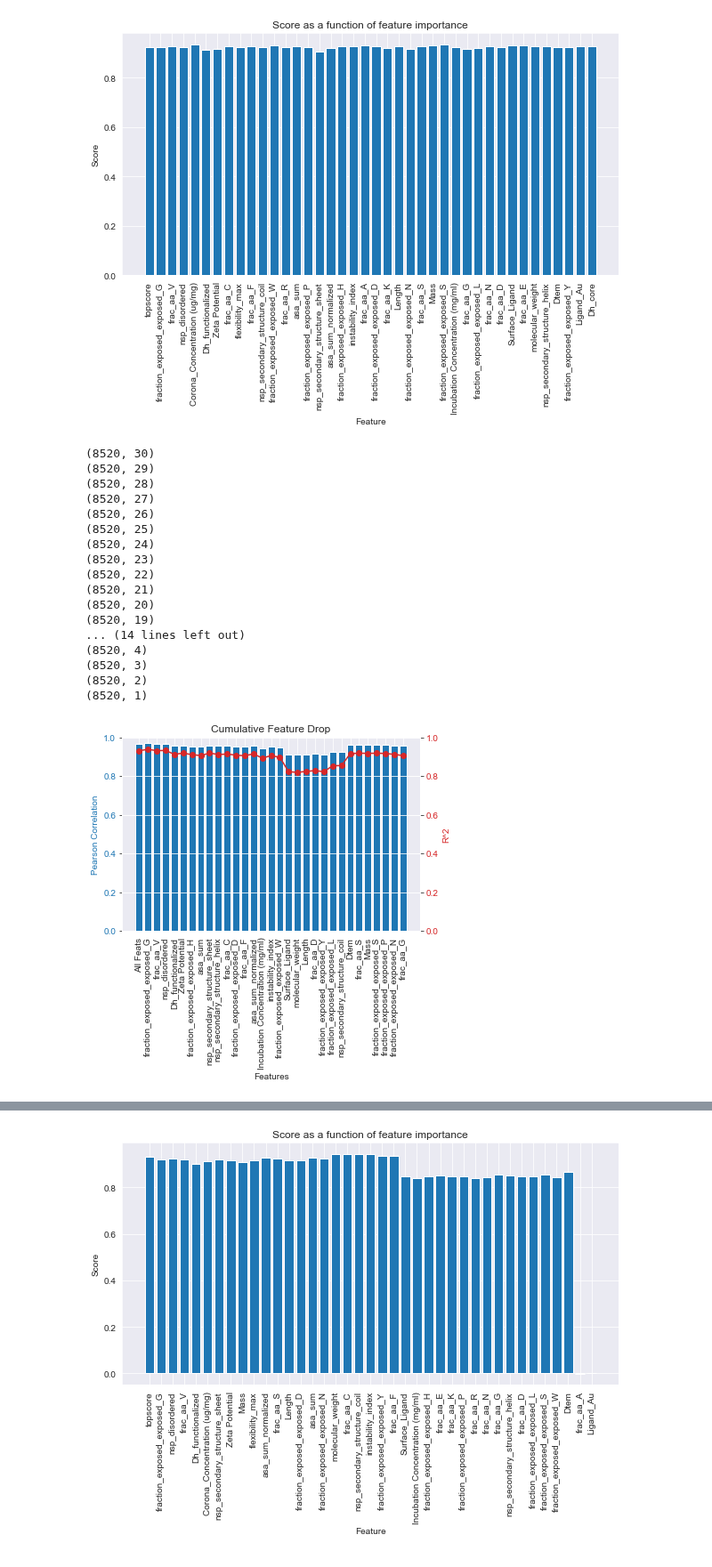
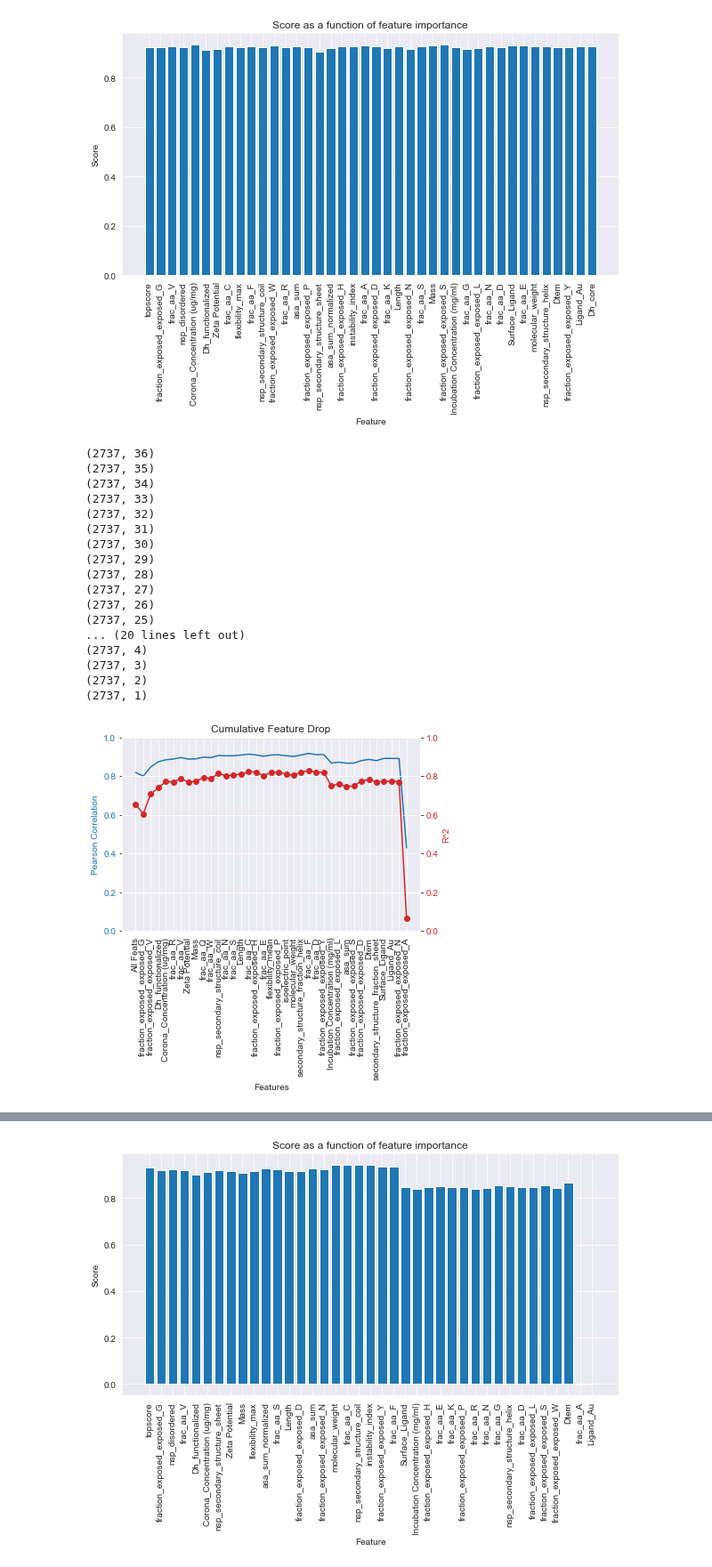
Before and after one commit to karst-poulsen/PC_ML_using_NSP, a Jupyter notebook: ML_testing4_pubpipe_allSamples.ipynb, the cells around one changed output, grey strips where cells are left out. Shown at 89% size. Saved outputs shown, nothing was run; the diff lists cells and outputs as text; code cells hidden in the pictures.

```diff
--- a/ML_testing4_pubpipe_allSamples.ipynb
+++ b/ML_testing4_pubpipe_allSamples.ipynb
@@ -155,3 +150,15 @@ df=data_complete.drop(['Entry','Abundance','Sequence','NPID','Ligands','Protein
 df.to_excel("Input_data/Save_files/df_"+id+".xlsx")
 label_abund_df.to_excel("Input_data/Save_files/label_abund"+id+".xlsx",index=False)
 # label_enrich.to_excel("Input_data/Save_files/label_enrich_synth.xlsx")
+# %%
+df_no0 = data_complete[data_complete.Abundance != 0]
+df_no0.shape
+label_abund2=np.ravel(df_no0['Abundance'].copy())
+
+# label_enrich=np.ravel(data_complete['Enrichment'].copy())
+#make it one dimenisional
+#drop qualitative, not neccessary, and label columns
+#create df without bonus NSP columns (remove total_exposed) There are too sets of features total_exposed and exposed_exposed
+to_drop=df_no0.filter(like='total_exposed_')
+df_no0.drop(columns=to_drop,inplace=True)
+df_no0=df_no0.drop(['Entry','Abundance','Sequence','NPID','Ligands','Protein Source','Sample_num','Unnamed: 5','Raw_FileID'],axis=1)
@@ -189,13 +220,13 @@ plt.show()
 # %%
 #use recursive feature elimination with Random Forest Regression as the estimator to select top 45 important features
 step=2
-feats=35
+feats=50
 estimator=RandomForestRegressor(n_estimators=100)
 selector = RFE(estimator, n_features_to_select=feats, step=step)
-selector = selector.fit(df_2, label_abund)
+selector = selector.fit(df_no0, label_abund2)
 selector.support_
 ranking=selector.ranking_
 feat_list = selector.get_feature_names_out()
-df_rfe=df_2[feat_list]
+df_rfe=df_no0[feat_list]
 feat_list
 # %% [output]
@@ -222,7 +259,7 @@ cv= KFold(n_splits=10)
 estimator=RandomForestRegressor(n_estimators=100)
 # estimator=Lasso(alpha=.05)
 selector = RFECV(estimator=estimator, cv=cv, scoring='neg_mean_squared_error', min_features_to_select=min_feats, step=step)
-selector = selector.fit(df_rfe, label_abund)
+selector = selector.fit(df_rfe, label_abund2)
 selector.support_
 feat_list2 = selector.get_feature_names_out()
 selected_features= df_rfe.columns[selector.support_]
@@ -247,0 +285,2 @@ plt.show()
+# %%
+df_2=df_no0[feat_list2]
@@ -345,11 +418,15 @@ plt.show()
 # %%
 ##CUMUlATIVE FEATURE DROP##
 ##Fit and predict after dropping the next least loss feature, drop one feature at a time cumulative
-x_train, x_test, y_train, y_test = train_test_split(df_2,label_abund, test_size = 0.2, random_state=42)
+
 feats=[]
 r2s=[]
 pearson=[]
 id2='norm'
+test_percent=0.3
+
+x_train, x_test, y_train, y_test = train_test_split(df_2,label_abund2, test_size = test_percent, random_state=42)
+
 rfr=RandomForestRegressor(n_estimators=150)
 rfr.fit(x_train,y_train)
 predictions=rfr.predict(x_test)
@@ -370,7 +447,7 @@ for i in sorted_cols:
     # df_3=df_2.copy() #remove if you only want to drop each feature instead of dropping one feature at a time
     df_3.drop(columns=[i],inplace=True)
     print(df_3.shape)
-    x_train, x_test, y_train, y_test = train_test_split(df_3,label_abund, test_size = 0.2, random_state=42)
+    x_train, x_test, y_train, y_test = train_test_split(df_3,label_abund2, test_size = test_percent, random_state=42)
     rfr.fit(x_train,y_train)
     predictions=rfr.predict(x_test)
     r2=r2_score(y_test, predictions)
@@ -379,57 +456,57 @@ for i in sorted_cols:
     pearson.append(corr)
     feats.append(i)
 
-df_out=pd.DataFrame(list(zip(feats,scores)),columns=['dropped feat','score without feat'])
+df_out=pd.DataFrame(list(zip(feats,pearson,r2s)),columns=['dropped feat','Pearson','r2'])
 df_out.to_excel("Output_data/scores_afterdrop_cumulative_reverse"+id+id2+".xlsx")
 # Create a figure and axis object
 fig, ax1 = plt.subplots()
 plt.xticks(rotation=90)
 # Create a bar chart for the first y-axis
-ax1.bar(feats, pearson, color='tab:blue')
+ax1.plot(feats, pearson, color='tab:blue')
 ax1.set_xlabel('Features')
 ax1.set_ylabel('Pearson Correlation', color='tab:blue')
 ax1.tick_params(axis='y', labelcolor='tab:blue')
 ax1.set_ylim(0,1)
 
 # Create a second y-axis object
 ax2 = ax1.twinx()
 
 # Create a line chart for the second y-axis
 ax2.plot(feats, r2s, color='tab:red', marker='o')
 ax2.set_ylabel('R^2', color='tab:red')
 ax2.tick_params(axis='y', labelcolor='tab:red')
 ax2.set_ylim(0,1)
 
 # Set the title and display the chart
 plt.title('Cumulative Feature Drop')
 
 plt.savefig('Output_data/RFECV50_FeatDropLossCumul'+id+id2+'.png',bbox_inches='tight')
 plt.show()
 #
 # plt.figure(figsize=(10,5))
 # plt.bar(feats, scores)
 # plt.xlabel('Feature')
 # plt.ylabel('Score')
 # plt.title('Score after Cumulative Feature Drop')
 # plt.xticks(rotation=90)
 # plt.savefig('Output_data/RFECV50_FeatDropLossCumul'+id+'.png',bbox_inches='tight')
 # plt.show()
 # %% [output]
-(8520, 30)
-(8520, 29)
-(8520, 28)
-(8520, 27)
-(8520, 26)
-(8520, 25)
-(8520, 24)
-(8520, 23)
-(8520, 22)
-(8520, 21)
-(8520, 20)
-(8520, 19)
-... (14 lines left out)
-(8520, 4)
-(8520, 3)
-(8520, 2)
-(8520, 1)
+(2737, 36)
+(2737, 35)
+(2737, 34)
+(2737, 33)
+(2737, 32)
+(2737, 31)
+(2737, 30)
+(2737, 29)
+(2737, 28)
+(2737, 27)
+(2737, 26)
+(2737, 25)
+... (20 lines left out)
+(2737, 4)
+(2737, 3)
+(2737, 2)
+(2737, 1)
-[figure, old version]
+[figure, new version]
```
Also changed, not shown: parts of 11 cells of this notebook, 25 other files.
